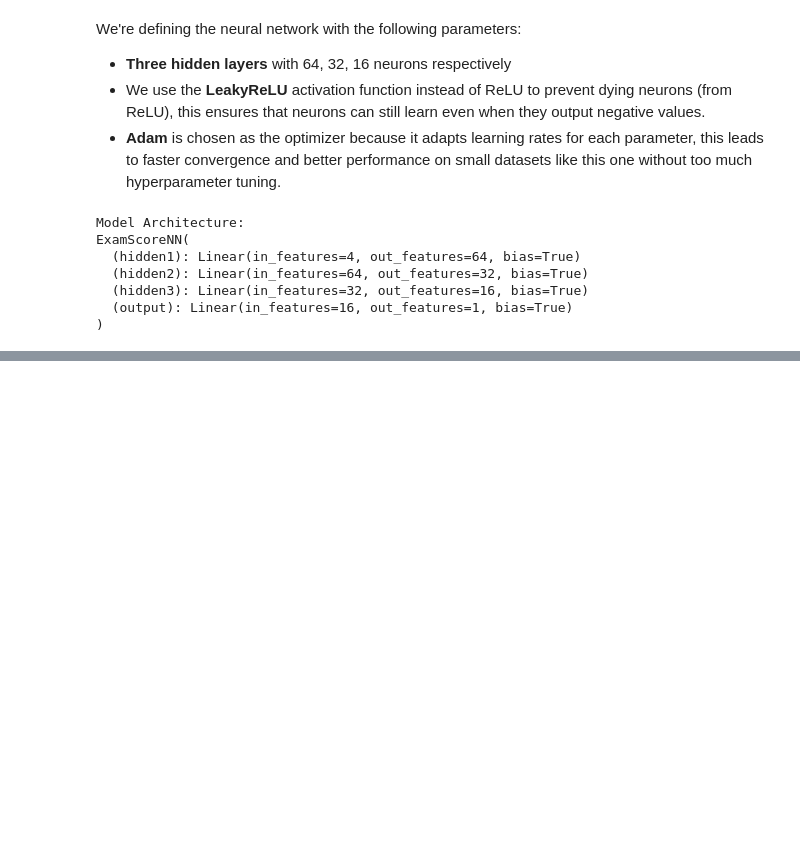
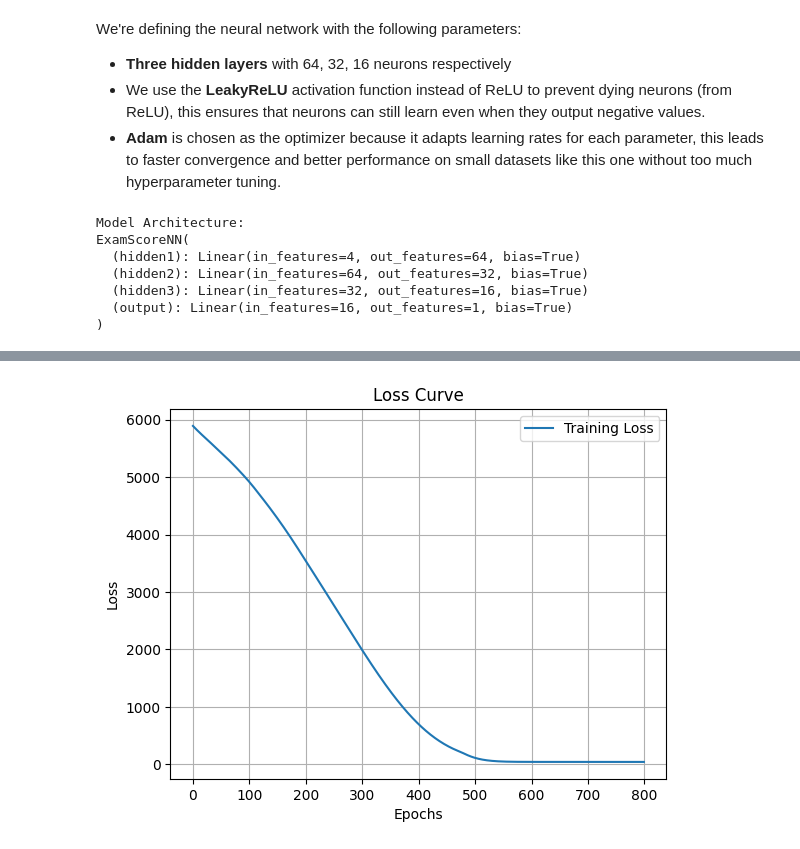
Before and after one commit to julianahubacova/exam_scores_NN, a Jupyter notebook: exam_scores_nn.ipynb, the cells around one changed output, grey strips where cells are left out. Cells and saved outputs as stored; diff of their text form; code cells hidden in the pictures; blank space fills up the shorter version.

Commit message:
loss curve visualization

```diff
--- a/exam_scores_nn.ipynb
+++ b/exam_scores_nn.ipynb
@@ -140,0 +148,17 @@ Epoch [1000/1000], Loss: 6.6733
+# %%
+# Plot the loss curve
+import matplotlib.pyplot as plt
+
+# Ensure plots render properly in Jupyter
+%matplotlib inline
+
+plt.plot(epoch_losses, label="Training Loss")
+plt.xlabel("Epochs")
+plt.ylabel("Loss")
+plt.title("Loss Curve")
+plt.legend()
+plt.grid(True)
+plt.savefig("loss_curve.png")  # Save the plot as an image
+plt.show()
+# %% [output]
+[figure, added]
```
Also changed, not shown: parts of 1 cell of this notebook.
